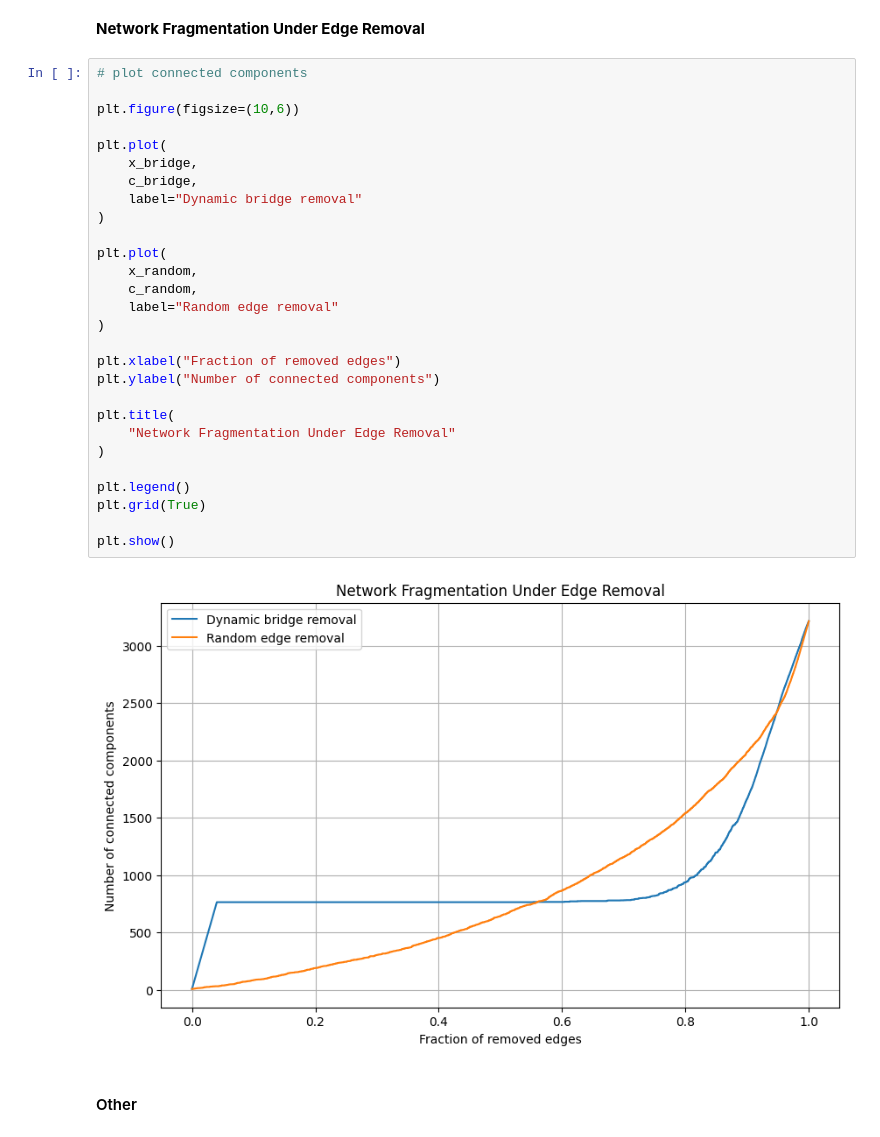
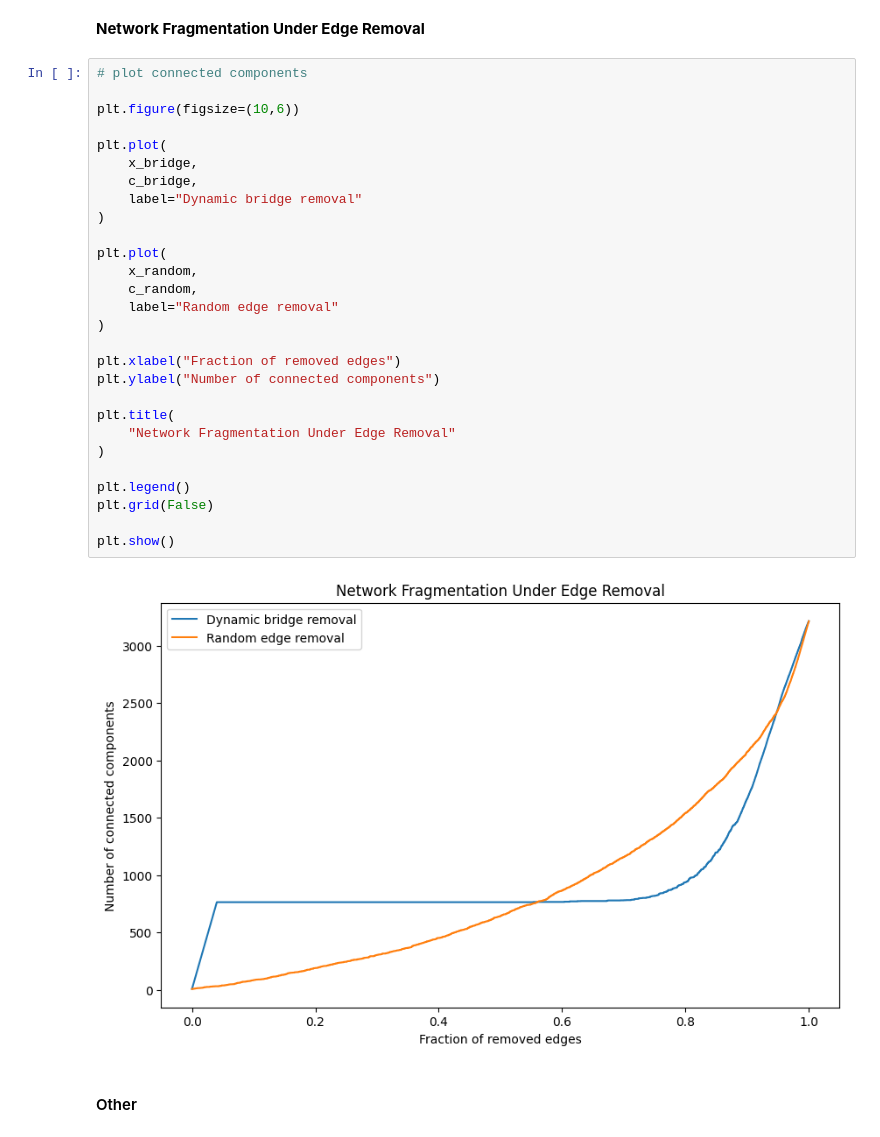
Before and after one commit to sugy-w/Veda-o-sietach-Projekt-JPD-, a Jupyter notebook: idk analysis/idk.ipynb, the cells around one changed output. Cells and saved outputs as stored; diff of their text form.

```diff
--- a/idk analysis/idk.ipynb
+++ b/idk analysis/idk.ipynb
@@ -1025,33 +843,33 @@ plt.show()
 # %%
 # plot connected components
 
 plt.figure(figsize=(10,6))
 
 plt.plot(
     x_bridge,
     c_bridge,
     label="Dynamic bridge removal"
 )
 
 plt.plot(
     x_random,
     c_random,
     label="Random edge removal"
 )
 
 plt.xlabel("Fraction of removed edges")
 plt.ylabel("Number of connected components")
 
 plt.title(
     "Network Fragmentation Under Edge Removal"
 )
 
 plt.legend()
-plt.grid(True)
+plt.grid(False)
 
 plt.show()
 # %% [output]
-[figure, old version]
+[figure, new version]
 # %% [markdown]
 #### Other
 # %%
```
Also changed, not shown: parts of 32 cells of this notebook, 2 other files.
